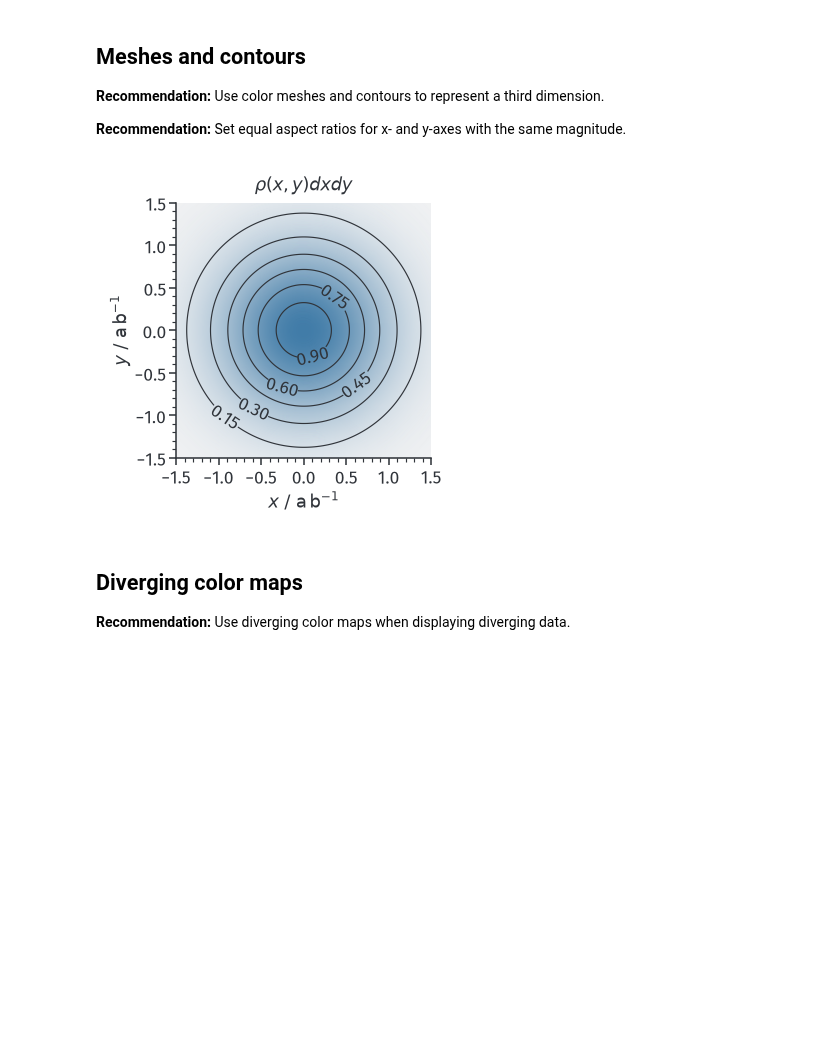
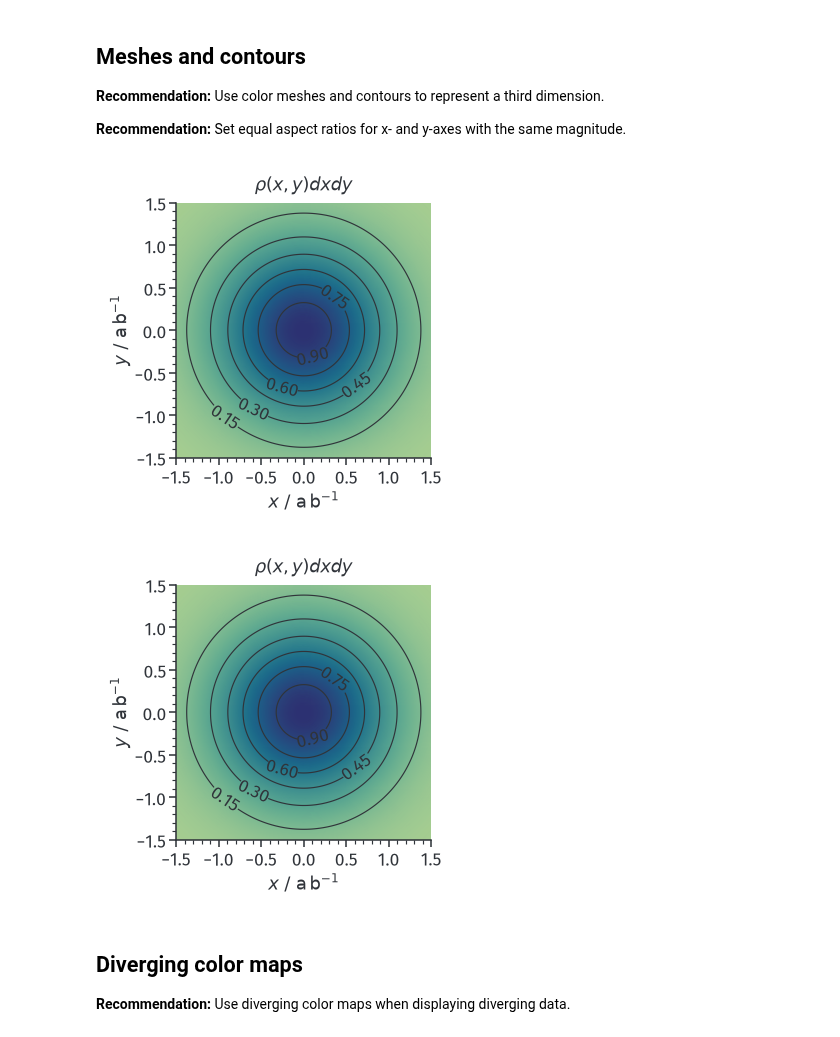
Before and after one commit to mvondomaros-lab/mvdlib, a Jupyter notebook: examples/plots.ipynb, the cells around one changed output. Saved outputs shown, nothing was run; the diff lists cells and outputs as text; code cells hidden in the pictures; blank space fills up the shorter version.

Commit message:
Release v0.19.0 plotting style updates

```diff
--- a/examples/plots.ipynb
+++ b/examples/plots.ipynb
@@ -169,22 +186,23 @@ plt.show()
 # %%
 x = np.linspace(-1.5, 1.5, 250)
 y = np.linspace(-1.5, 1.5, 250)
 x, y = np.meshgrid(x, y)
 z = np.exp(-(x ** 2) - y ** 2)
 
 fig, ax = plt.subplots(1, 1, figsize=FIGSIZE())
-mesh, contourset = mvdlib.plots.contourplot(ax, x, y, z, cmap=sns.color_palette("light:C1", 256, as_cmap=True))
+mesh, contourset = mvdlib.plots.contourplot(ax, x, y, z, cmap=SEQ)
 
 ax.set_aspect("equal")
 ax.set_xlabel(r"$x\ /\ \mathsf{a\,b^{-1}}$")
 ax.set_ylabel(r"$y\ /\ \mathsf{a\,b^{-1}}$")
 ax.set_title(r"$\rho(x, y)dxdy$", loc="center")
 ax.xaxis.set_major_locator(plt.MaxNLocator(6))
 ax.yaxis.set_major_locator(plt.MaxNLocator(6))
 
 plt.show()
 # %% [output]
-[figure, old version]
+[figure, new version]
+[figure, added]
 # %% [markdown]
 ## Diverging color maps
 
```
Also changed, not shown: parts of 11 cells of this notebook, 8 other files.
